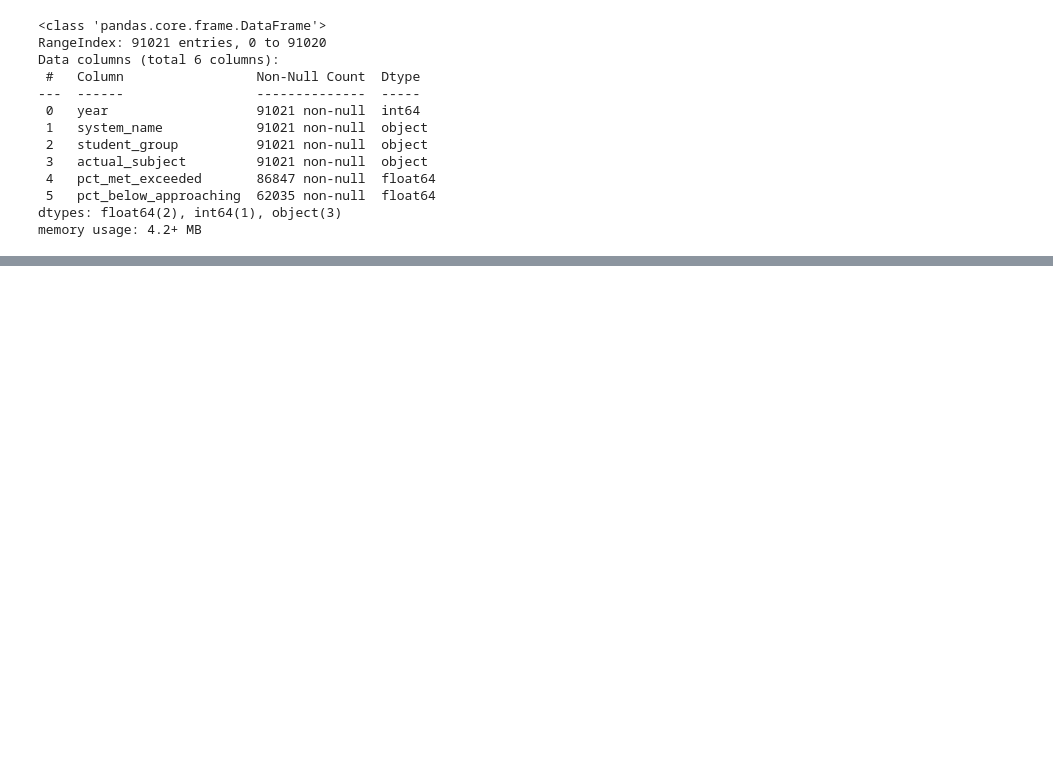
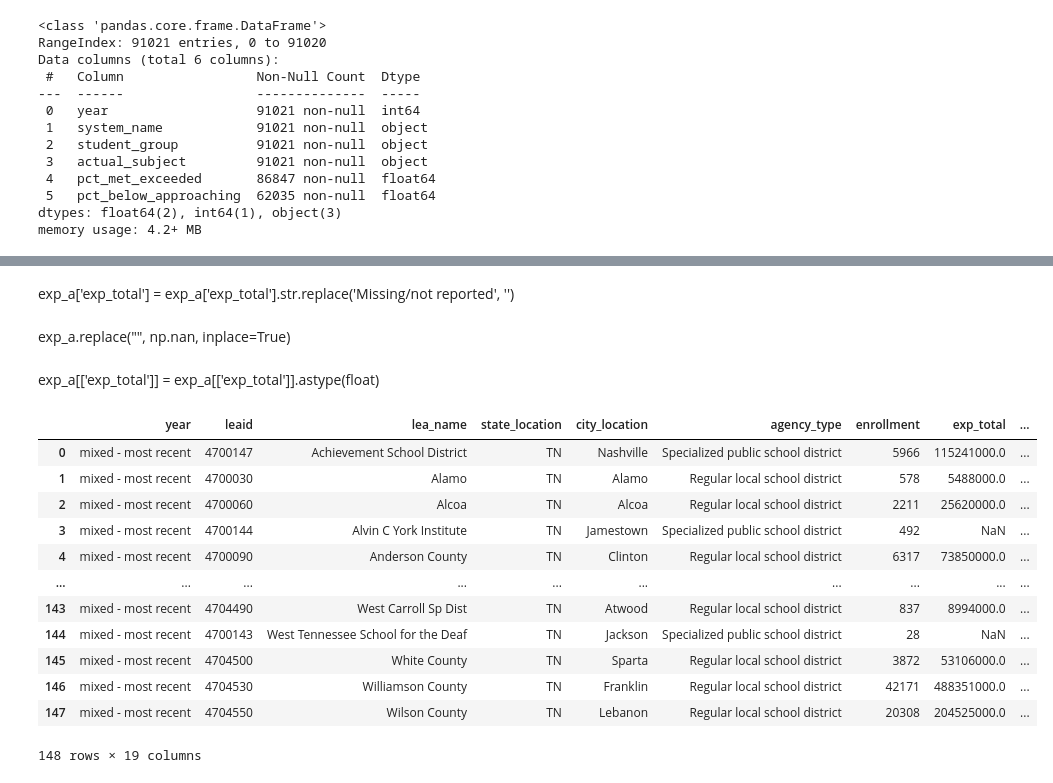
Before and after one commit to jmcapps/education_capstone, a Jupyter notebook: notebooks/test.ipynb, the cells around one changed output, grey strips where cells are left out. Saved outputs shown, nothing was run; the diff lists cells and outputs as text; code cells hidden in the pictures; blank space fills up the shorter version.

```diff
--- a/notebooks/test.ipynb
+++ b/notebooks/test.ipynb
@@ -1680,0 +1682,2 @@ combined_df.to_excel('combined_table.xlsx', index=False)
+# %%
+exp_a = expenditures.drop(columns='exp_current_resa')
@@ -1680,0 +1704,26 @@ combined_df.to_excel('combined_table.xlsx', index=False)
+# %% [markdown]
+exp_a['exp_total'] = exp_a['exp_total'].str.replace('Missing/not reported', '')
+# %% [markdown]
+exp_a.replace("", np.nan, inplace=True)
+# %% [markdown]
+exp_a[['exp_total']] = exp_a[['exp_total']].astype(float)
+# %%
+exp_a = exp_a.replace('Missing/not reported', '')
+# %%
+exp_a.replace("", np.nan, inplace=True)
+# %%
+exp_a
+# %% [output]
+|  | year | leaid | lea_name | state_location | city_location | agency_type | enrollment | exp_total | ... |
+| 0 | mixed - most recent | 4700147 | Achievement School District | TN | Nashville | Specialized public school district | 5966 | 115241000.0 | ... |
+| 1 | mixed - most recent | 4700030 | Alamo | TN | Alamo | Regular local school district | 578 | 5488000.0 | ... |
+| 2 | mixed - most recent | 4700060 | Alcoa | TN | Alcoa | Regular local school district | 2211 | 25620000.0 | ... |
+| 3 | mixed - most recent | 4700144 | Alvin C York Institute | TN | Jamestown | Specialized public school district | 492 | NaN | ... |
+| 4 | mixed - most recent | 4700090 | Anderson County | TN | Clinton | Regular local school district | 6317 | 73850000.0 | ... |
+| ... | ... | ... | ... | ... | ... | ... | ... | ... | ... |
+| 143 | mixed - most recent | 4704490 | West Carroll Sp Dist | TN | Atwood | Regular local school district | 837 | 8994000.0 | ... |
+| 144 | mixed - most recent | 4700143 | West Tennessee School for the Deaf | TN | Jackson | Specialized public school district | 28 | NaN | ... |
+| 145 | mixed - most recent | 4704500 | White County | TN | Sparta | Regular local school district | 3872 | 53106000.0 | ... |
+| 146 | mixed - most recent | 4704530 | Williamson County | TN | Franklin | Regular local school district | 42171 | 488351000.0 | ... |
+| 147 | mixed - most recent | 4704550 | Wilson County | TN | Lebanon | Regular local school district | 20308 | 204525000.0 | ... |
+148 rows × 19 columns
```
Also changed, not shown: parts of 23 cells of this notebook, 5 other files.
